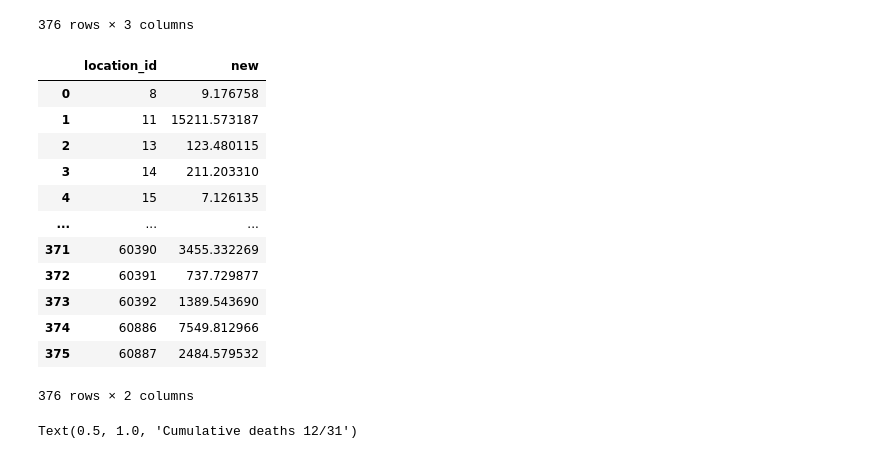
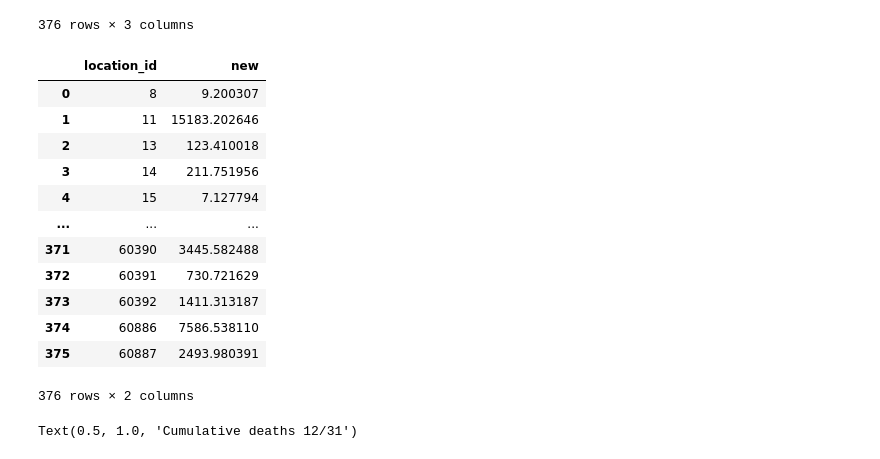
Before and after one commit to ihmeuw/covid-model-seiir-pipeline, a Jupyter notebook: src/covid_model_seiir_pipeline/forecasting/forecast_integration.ipynb, the cells around one changed output. Saved outputs shown, nothing was run; the diff lists cells and outputs as text; code cells hidden in the pictures.

```diff
--- a/src/covid_model_seiir_pipeline/forecasting/forecast_integration.ipynb
+++ b/src/covid_model_seiir_pipeline/forecasting/forecast_integration.ipynb
@@ -161,23 +161,23 @@ deaths_old
 | 375 | 60887 | Washington except for King, Snoho... | 2492.486320 |
 376 rows × 3 columns
 # %%
-df_new = pd.read_csv('/ihme/covid-19/seir-forecast/2020_08_29.03/worse/output_summaries/cumulative_deaths.csv')
+df_new = pd.read_csv('/ihme/covid-19/seir-forecast/2020_08_27.01/worse/output_summaries/cumulative_deaths.csv')
 df_new['date'] = pd.to_datetime(df_new['date'])
 deaths_new = df_new[df_new.date == pd.Timestamp('2020-12-31')].groupby(['location_id'])['mean'].max().rename('new').reset_index()
 deaths_new
 # %% [output]
 |  | location_id | new |
-| 0 | 8 | 9.176758 |
-| 1 | 11 | 15211.573187 |
-| 2 | 13 | 123.480115 |
-| 3 | 14 | 211.203310 |
-| 4 | 15 | 7.126135 |
+| 0 | 8 | 9.200307 |
+| 1 | 11 | 15183.202646 |
+| 2 | 13 | 123.410018 |
+| 3 | 14 | 211.751956 |
+| 4 | 15 | 7.127794 |
 | ... | ... | ... |
-| 371 | 60390 | 3455.332269 |
-| 372 | 60391 | 737.729877 |
-| 373 | 60392 | 1389.543690 |
-| 374 | 60886 | 7549.812966 |
-| 375 | 60887 | 2484.579532 |
+| 371 | 60390 | 3445.582488 |
+| 372 | 60391 | 730.721629 |
+| 373 | 60392 | 1411.313187 |
+| 374 | 60886 | 7586.538110 |
+| 375 | 60887 | 2493.980391 |
 376 rows × 2 columns
 # %%
 both = deaths_old.merge(deaths_new, on='location_id')
```
Also changed, not shown: parts of 9 cells of this notebook.
